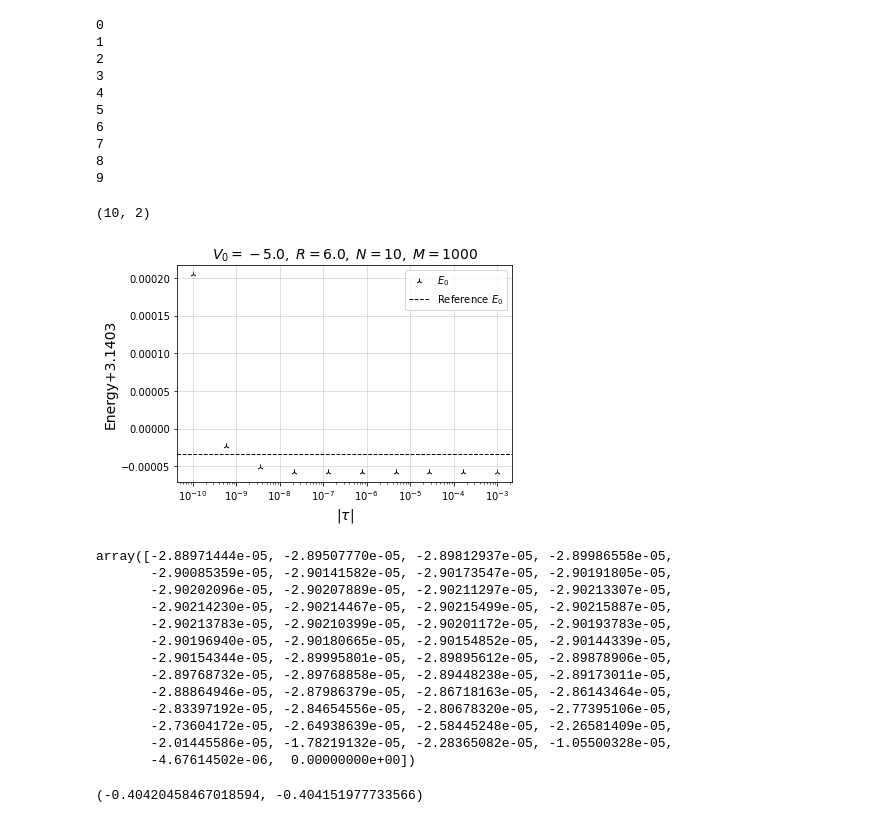
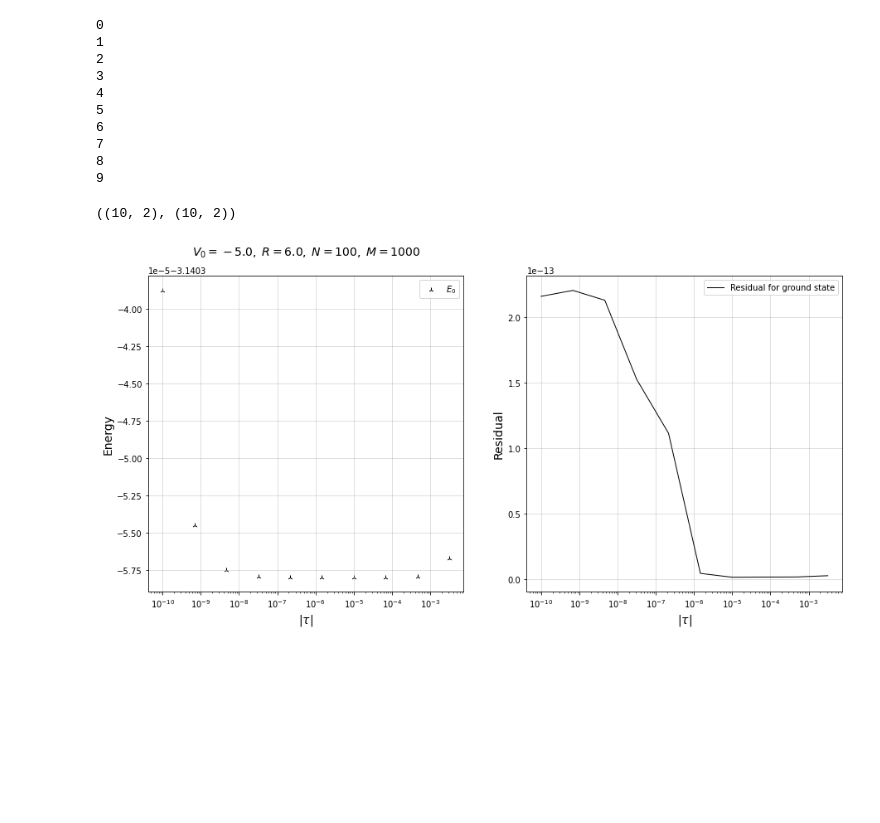
Before and after one commit to MrKozelberg/gaussian_wall, a Jupyter notebook: task_5/task_5.ipynb, the cells around one changed output. Cells and saved outputs as stored; diff of their text form; code cells hidden in the pictures; blank space fills up the shorter version.

```diff
--- a/task_5/task_5.ipynb
+++ b/task_5/task_5.ipynb
@@ -59,7 +68,7 @@ array([-0.40420461, -3.14035799])
 # %%
 v_0 = -5.0
 R = 6.0
-m = np.linspace(100, 5000, 50, dtype=int)
+m = np.linspace(100, 5000, 10, dtype=int)
 tau = -1e-3
 N = 10
 t = [None] * len(m)
@@ -121,17 +123,19 @@ plt.savefig(f'figures/T_vs_M_{e.v_0}.png', bbox_inches='tight')
 v_0 = -5.0
 R = 6.0
 M = 1000
-N = 10
+N = 100
 
-tau_ = -np.logspace(-3, -10, 10)
+tau_ = -np.logspace(-2.5, -10, 10)
 
 E = []
+residual = []
 
 for i in range(len(tau_)):
     print(i)
     e = Exponenta(v_0, R, M, tau_[i], N)
-    w = e.many_E_arnoldi_iterantion(10)
-    E += [w]
+    w, r = e.many_E_arnoldi_iterantion(10)
+    E += [w[:2]]
+    residual += [r[:2]]
 # %% [output]
 0
 1
@@ -145,48 +149,36 @@ for i in range(len(tau_)):
 9
 # %%
 E = np.array(E)
-E.shape
+residual = np.array(residual)
+E.shape, residual.shape
 # %% [output]
-(10, 2)
+((10, 2), (10, 2))
 # %%
-# plt.scatter(-tau_, E[:,0]-E[-1,0], color='black', linewidth=1, label=r'$E_1$', marker='1')
-plt.scatter(abs(tau_), E[:,1]+3.1403, color='black', linewidth=1, label=r'$E_0$', marker='2')
+fig, ax = plt.subplots(1,2, figsize=(15,7))
 
-plt.axhline(y=3.1403-3.140334020243438, color='black', linewidth=1, linestyle='--', label=r'Reference $E_0$')
+ax[0].scatter(abs(tau_), E[:,0], color='black', linewidth=1, label=r'$E_0$', marker='2')
+ax[1].plot(abs(tau_),residual[:,0], color='black', linewidth=1, label=r'Residual for ground state')
 
-plt.xlabel(r'$|\tau|$', fontsize=14)
-plt.ylabel(r'Energy+3.1403', fontsize=14)
+# ax[0].axhline(y=0.0, color='black', linewidth=1, linestyle='--', label=r'Reference $E_0$')
 
-plt.title(fr'$V_0={v_0},\; R={R},\; N={N},\; M={M}$', fontsize=14)
+ax[0].set_xlabel(r'$|\tau|$', fontsize=14)
+ax[0].set_ylabel(r'Energy', fontsize=14)
 
-# plt.xlim(-tau_[0]+1e-3, -tau_[-1]-3e-10)
-# plt.ylim(0, None)
+ax[0].set_title(fr'$V_0={v_0},\; R={R},\; N={N},\; M={M}$', fontsize=14, y=1.05)
 
-plt.xscale('log')
+ax[0].set_xscale('log')
 
-plt.grid(alpha=0.5)
-plt.legend()
+ax[0].grid(alpha=0.5)
+ax[0].legend()
 
-plt.savefig(f'figures/E_vs_tau_{e.v_0}.png', bbox_inches='tight')
+ax[1].set_xlabel(r'$|\tau|$', fontsize=14)
+ax[1].set_ylabel(r'Residual', fontsize=14)
+
+ax[1].set_xscale('log')
+
+ax[1].grid(alpha=0.5)
+ax[1].legend()
+
+plt.savefig(f'figures/E_vs_tau_{e.v_0}_e0.png', bbox_inches='tight')
 # %% [output]
-[figure, old version]
+[figure, new version]
-# %%
-E[:,1]-E[-1,1]
-# %% [output]
-array([-2.88971444e-05, -2.89507770e-05, -2.89812937e-05, -2.89986558e-05,
-       -2.90085359e-05, -2.90141582e-05, -2.90173547e-05, -2.90191805e-05,
-       -2.90202096e-05, -2.90207889e-05, -2.90211297e-05, -2.90213307e-05,
-       -2.90214230e-05, -2.90214467e-05, -2.90215499e-05, -2.90215887e-05,
-       -2.90213783e-05, -2.90210399e-05, -2.90201172e-05, -2.90193783e-05,
-       -2.90196940e-05, -2.90180665e-05, -2.90154852e-05, -2.90144339e-05,
-       -2.90154344e-05, -2.89995801e-05, -2.89895612e-05, -2.89878906e-05,
-       -2.89768732e-05, -2.89768858e-05, -2.89448238e-05, -2.89173011e-05,
-       -2.88864946e-05, -2.87986379e-05, -2.86718163e-05, -2.86143464e-05,
-       -2.83397192e-05, -2.84654556e-05, -2.80678320e-05, -2.77395106e-05,
-       -2.73604172e-05, -2.64938639e-05, -2.58445248e-05, -2.26581409e-05,
-       -2.01445586e-05, -1.78219132e-05, -2.28365082e-05, -1.05500328e-05,
-       -4.67614502e-06,  0.00000000e+00])
-# %%
-E[-20,0], E[-1,0]
-# %% [output]
-(-0.40420458467018594, -0.404151977733566)
```
Also changed, not shown: parts of 6 cells of this notebook, 5 other files.
